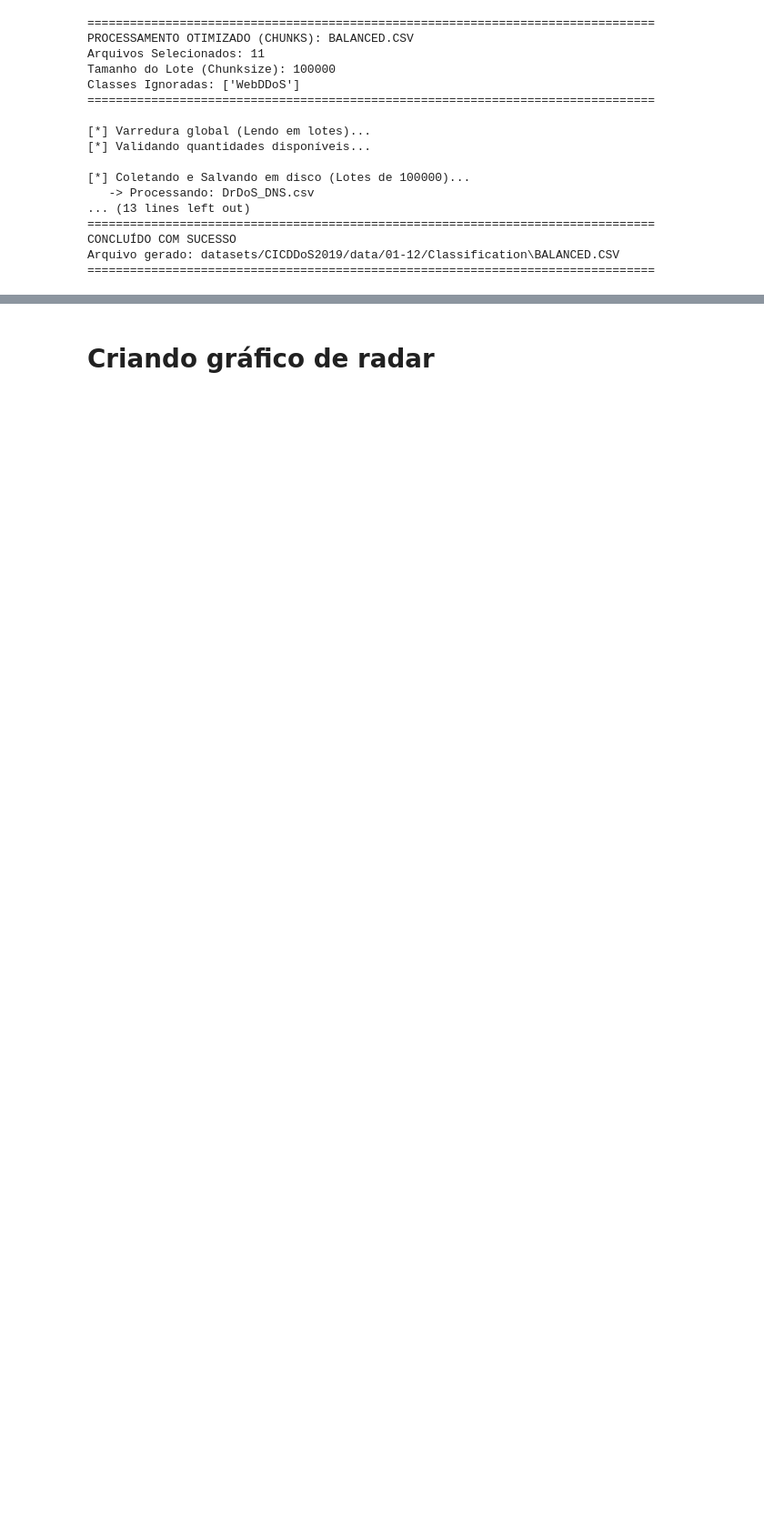
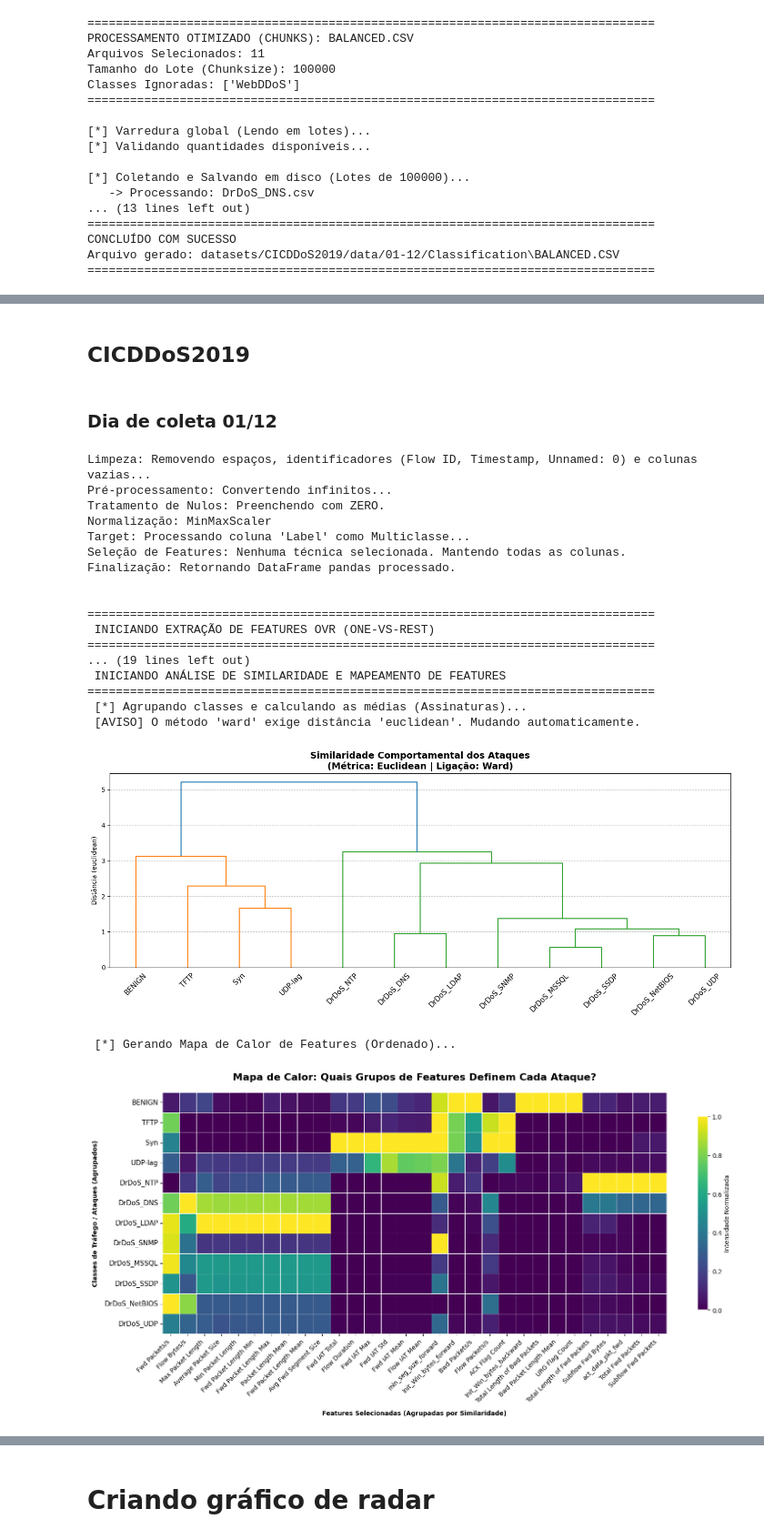
Before and after one commit to iRocktys/anomaly-detection-data-stream, a Jupyter notebook: Database.ipynb, the cells around one changed output, grey strips where cells are left out. Shown at 91% size. Cells and saved outputs as stored; diff of their text form; code cells hidden in the pictures; blank space fills up the shorter version.

```diff
--- a/Database.ipynb
+++ b/Database.ipynb
@@ -70,0 +114,65 @@ Arquivo gerado: datasets/CIC-IDS-2017/data/Classification\Balanced.CSV
+# %% [markdown]
+## CICDDoS2019
+# %% [markdown]
+### Dia de coleta 01/12
+# %%
+import pandas as pd
+from py.DataStreamProcessor import DataStreamProcessor
+from py.DatasetHandler import DatasetHandler
+
+# Instancia as duas ferramentas
+processor = DataStreamProcessor(logging=True)
+handler = DatasetHandler(logging=True)
+
+# Carrega o CSV
+df_bruto = pd.read_csv('datasets/CICDDoS2019/data/01-12/BALANCED.CSV')
+
+# Pré-Processamento
+X_df, y_array, target_names = processor.create_stream(
+    df=df_bruto,
+    target_label_col='Label',
+    binary_label=False,               # Falso pois queremos ver CADA ataque separado
+    normalize_method='MinMaxScaler',  # Normaliza entre 0 e 1
+    imputation_method='0',            # Substitui NaNs por 0
+    extra_ignore_cols=['Source IP', 'Source Port','Destination IP','Destination Port','Protocol', 'Inbound'],
+    return_stream=False               # Retorna (DataFrame de Features, Array de Labels, Nomes)
+)
+
+# Executa a Seleção OvR (One-vs-Rest)
+dict_features, vetor_features_finais = handler.extract_ovr_feature_importance(
+    X=X_df,
+    y=y_array,
+    target_names=target_names,
+    top_per_class=7
+)
+
+# Plota os Dendrogramas e Mapas de Calor
+handler.plot_similarity_and_feature_groups(
+    X=X_df,
+    y=y_array,
+    target_names=target_names,
+    selected_features=vetor_features_finais,
+    metric='euclidian',   # cosine / euclidian
+    linkage_method='ward' # average / ward
+)
+# %% [output]
+Limpeza: Removendo espaços, identificadores (Flow ID, Timestamp, Unnamed: 0) e colunas vazias...
+Pré-processamento: Convertendo infinitos...
+Tratamento de Nulos: Preenchendo com ZERO.
+Normalização: MinMaxScaler
+Target: Processando coluna 'Label' como Multiclasse...
+Seleção de Features: Nenhuma técnica selecionada. Mantendo todas as colunas.
+Finalização: Retornando DataFrame pandas processado.
+
+
+================================================================================
+ INICIANDO EXTRAÇÃO DE FEATURES OVR (ONE-VS-REST)
+================================================================================
+... (19 lines left out)
+ INICIANDO ANÁLISE DE SIMILARIDADE E MAPEAMENTO DE FEATURES
+================================================================================
+ [*] Agrupando classes e calculando as médias (Assinaturas)...
+ [AVISO] O método 'ward' exige distância 'euclidean'. Mudando automaticamente.
+[figure, added]
+ [*] Gerando Mapa de Calor de Features (Ordenado)...
+[figure, added]
```
Also changed, not shown: parts of 28 cells of this notebook, 2 other files.
